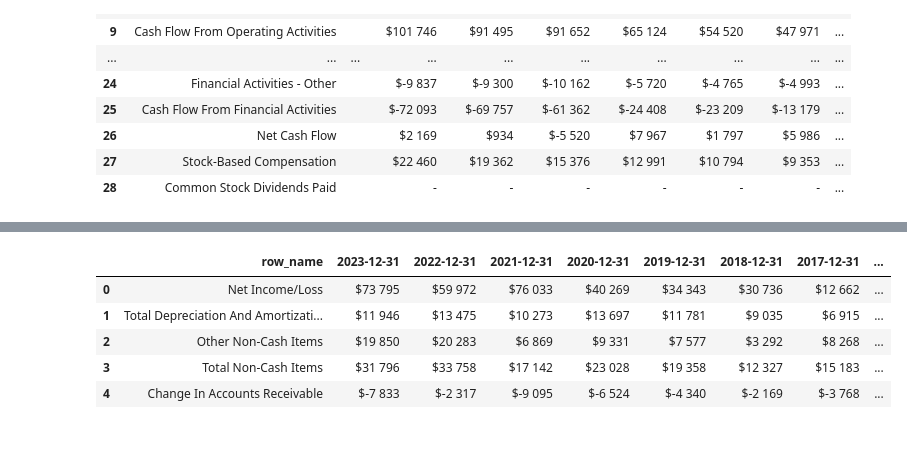
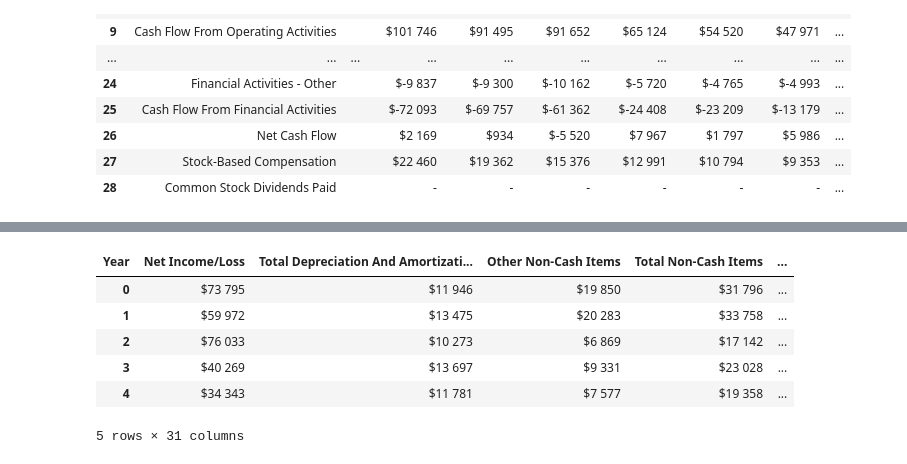
Before and after one commit to viktor-taraba/University_2023, a Jupyter notebook: findata_altern_current_period.ipynb, the cells around one changed output, grey strips where cells are left out. Cells and saved outputs as stored; diff of their text form; code cells hidden in the pictures.

```diff
--- a/findata_altern_current_period.ipynb
+++ b/findata_altern_current_period.ipynb
@@ -116,4 +48,4 @@ df_upd.replace("$","",regex=True).replace(u'\xa0', u' ',regex=True)
 # %%
-df_upd = df_upd.rename(columns={"Annual Data | Millions of US $ except per share data": "row_name"})
-df_upd.head()
+df = df.rename(columns={"Annual Data | Millions of US $ except per share data": "Year"})
+df.head()
 # %% [output]
@@ -138,0 +58,3 @@ Index(['row_name', '2023-12-31', '2022-12-31', '2021-12-31', '2020-12-31',
+# %%
+df = df.transpose()
+df.head()
@@ -138,0 +69,3 @@ Index(['row_name', '2023-12-31', '2022-12-31', '2021-12-31', '2020-12-31',
+# %%
+df['index1'] = df.index
+df.head()
@@ -138,0 +80,6 @@ Index(['row_name', '2023-12-31', '2022-12-31', '2021-12-31', '2020-12-31',
+# %%
+headers = df.iloc[0]
+new_df  = pd.DataFrame(df.values[2:], columns=headers)
+new_df
+#df.rename(columns=df.iloc[0], inplace = True)
+#df
@@ -139,13 +99,14 @@ Index(['row_name', '2023-12-31', '2022-12-31', '2021-12-31', '2020-12-31',
 # %%
-df_upd['ticker_name'] = 'GOOG'
-df_upd.head()
+new_df['ticker_name'] = 'GOOG'
+new_df.head()
 # %% [output]
-|  | row_name | 2023-12-31 | 2022-12-31 | 2021-12-31 | 2020-12-31 | 2019-12-31 | 2018-12-31 | 2017-12-31 | ... |
-| 0 | Net Income/Loss | $73 795 | $59 972 | $76 033 | $40 269 | $34 343 | $30 736 | $12 662 | ... |
-| 1 | Total Depreciation And Amortizati... | $11 946 | $13 475 | $10 273 | $13 697 | $11 781 | $9 035 | $6 915 | ... |
-| 2 | Other Non-Cash Items | $19 850 | $20 283 | $6 869 | $9 331 | $7 577 | $3 292 | $8 268 | ... |
-| 3 | Total Non-Cash Items | $31 796 | $33 758 | $17 142 | $23 028 | $19 358 | $12 327 | $15 183 | ... |
-| 4 | Change In Accounts Receivable | $-7 833 | $-2 317 | $-9 095 | $-6 524 | $-4 340 | $-2 169 | $-3 768 | ... |
+| Year | Net Income/Loss | Total Depreciation And Amortizati... | Other Non-Cash Items | Total Non-Cash Items | ... |
+| 0 | $73 795 | $11 946 | $19 850 | $31 796 | ... |
+| 1 | $59 972 | $13 475 | $20 283 | $33 758 | ... |
+| 2 | $76 033 | $10 273 | $6 869 | $17 142 | ... |
+| 3 | $40 269 | $13 697 | $9 331 | $23 028 | ... |
+| 4 | $34 343 | $11 781 | $7 577 | $19 358 | ... |
+5 rows × 31 columns
 # %%
 from sqlalchemy import create_engine
 import urllib
```
Also changed, not shown: parts of 12 cells of this notebook.
